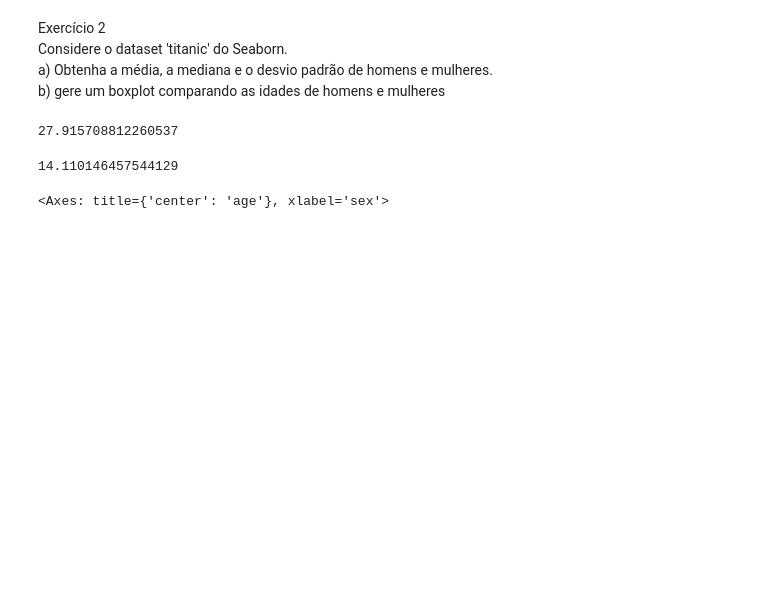
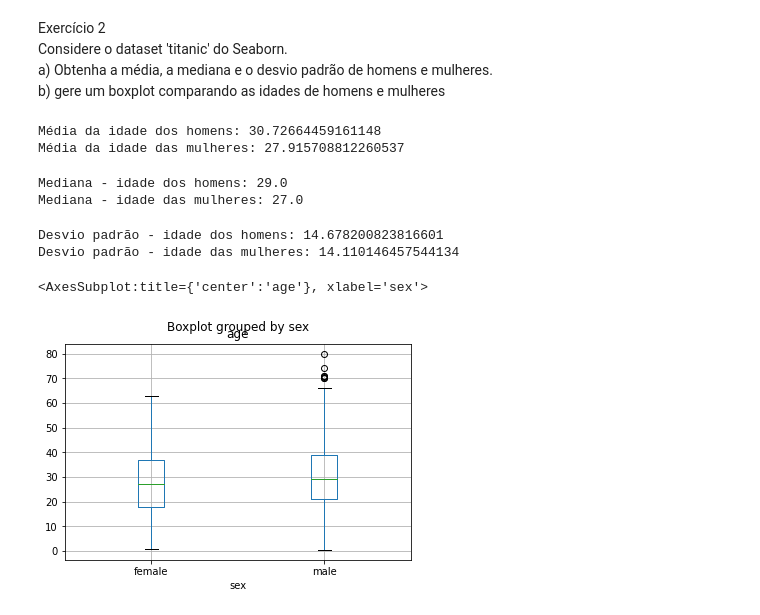
Before and after one commit to pdrVenancio/XMAC02-METODOS-MATEMATICOS-PARA-ANALISE-DE-DADOS, a Jupyter notebook: aula_3/estatistica_descritiva.ipynb, the cells around one changed output. Saved outputs shown, nothing was run; the diff lists cells and outputs as text; code cells hidden in the pictures; blank space fills up the shorter version.

```diff
--- a/aula_3/estatistica_descritiva.ipynb
+++ b/aula_3/estatistica_descritiva.ipynb
@@ -180,17 +186,23 @@ m = df2[df2.sex == 'female'].age
-# %%
-# media das idades homem
-h.mean()
-# media das idades das mulheres
-m.mean()
-# %% [output]
-27.915708812260537
+# %%
+print('Média da idade dos homens: ' + str(h.mean()))
+print('Média da idade das mulheres: ' + str(m.mean()))
+# %% [output]
+Média da idade dos homens: 30.72664459161148
+Média da idade das mulheres: 27.915708812260537
+# %%
+print('Mediana - idade dos homens: ' + str(h.median()))
+print('Mediana - idade das mulheres: ' + str(m.median()))
+# %% [output]
+Mediana - idade dos homens: 29.0
+Mediana - idade das mulheres: 27.0
 # %%
-# Desvio padrão
-h.std()
-m.std()
+print('Desvio padrão - idade dos homens: ' + str(h.std()))
+print('Desvio padrão - idade das mulheres: ' + str(m.std()))
 # %% [output]
-14.110146457544129
+Desvio padrão - idade dos homens: 14.678200823816601
+Desvio padrão - idade das mulheres: 14.110146457544134
 # %%
-df2.boxplot(by='sex', column='age')
+df2.boxplot(by="sex", column =['age'])
 # %% [output]
-<Axes: title={'center': 'age'}, xlabel='sex'>
+<AxesSubplot:title={'center':'age'}, xlabel='sex'>
+[figure, added]
```
Also changed, not shown: parts of 27 cells of this notebook.
